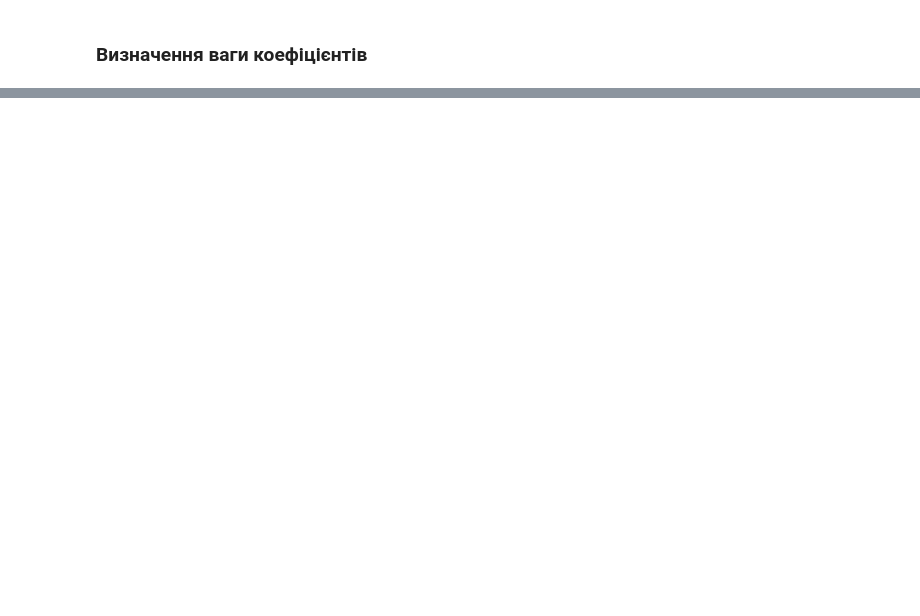
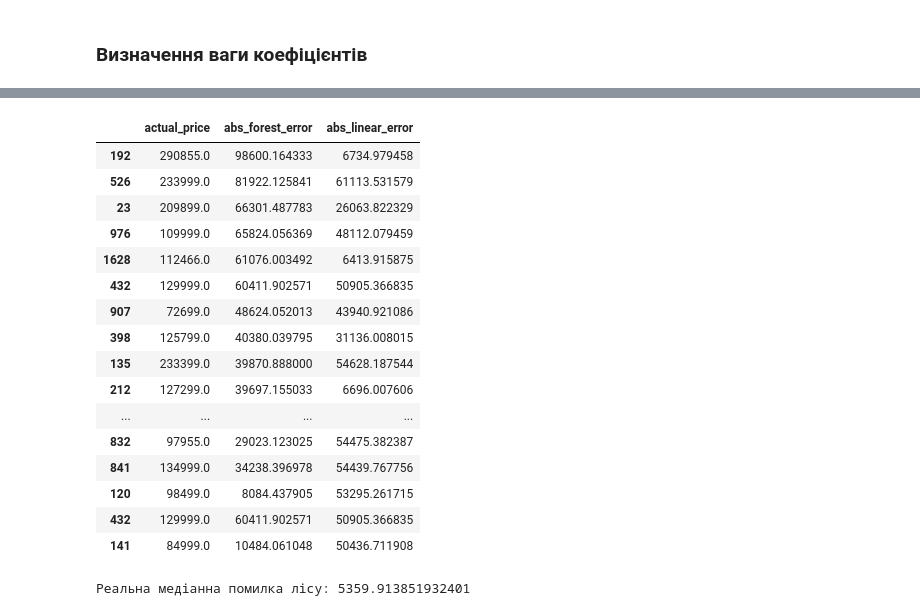
Before and after one commit to TopolyaNOT/laptop_analysis, a Jupyter notebook: test.ipynb, the cells around one changed output, grey strips where cells are left out. Cells and saved outputs as stored; diff of their text form; code cells hidden in the pictures; blank space fills up the shorter version.

```diff
--- a/test.ipynb
+++ b/test.ipynb
@@ -916,0 +937,24 @@ plt.show()
+# %%
+results.loc[top][['actual_price', 'abs_forest_error', 'abs_linear_error']]
+# %% [output]
+|  | actual_price | abs_forest_error | abs_linear_error |
+| 192 | 290855.0 | 98600.164333 | 6734.979458 |
+| 526 | 233999.0 | 81922.125841 | 61113.531579 |
+| 23 | 209899.0 | 66301.487783 | 26063.822329 |
+| 976 | 109999.0 | 65824.056369 | 48112.079459 |
+| 1628 | 112466.0 | 61076.003492 | 6413.915875 |
+| 432 | 129999.0 | 60411.902571 | 50905.366835 |
+| 907 | 72699.0 | 48624.052013 | 43940.921086 |
+| 398 | 125799.0 | 40380.039795 | 31136.008015 |
+| 135 | 233399.0 | 39870.888000 | 54628.187544 |
+| 212 | 127299.0 | 39697.155033 | 6696.007606 |
+| ... | ... | ... | ... |
+| 832 | 97955.0 | 29023.123025 | 54475.382387 |
+| 841 | 134999.0 | 34238.396978 | 54439.767756 |
+| 120 | 98499.0 | 8084.437905 | 53295.261715 |
+| 432 | 129999.0 | 60411.902571 | 50905.366835 |
+| 141 | 84999.0 | 10484.061048 | 50436.711908 |
+# %%
+print("Реальна медіанна помилка лісу:", results['abs_forest_error'].median())
+# %% [output]
+Реальна медіанна помилка лісу: 5359.913851932401
```
Also changed, not shown: parts of 12 cells of this notebook.
